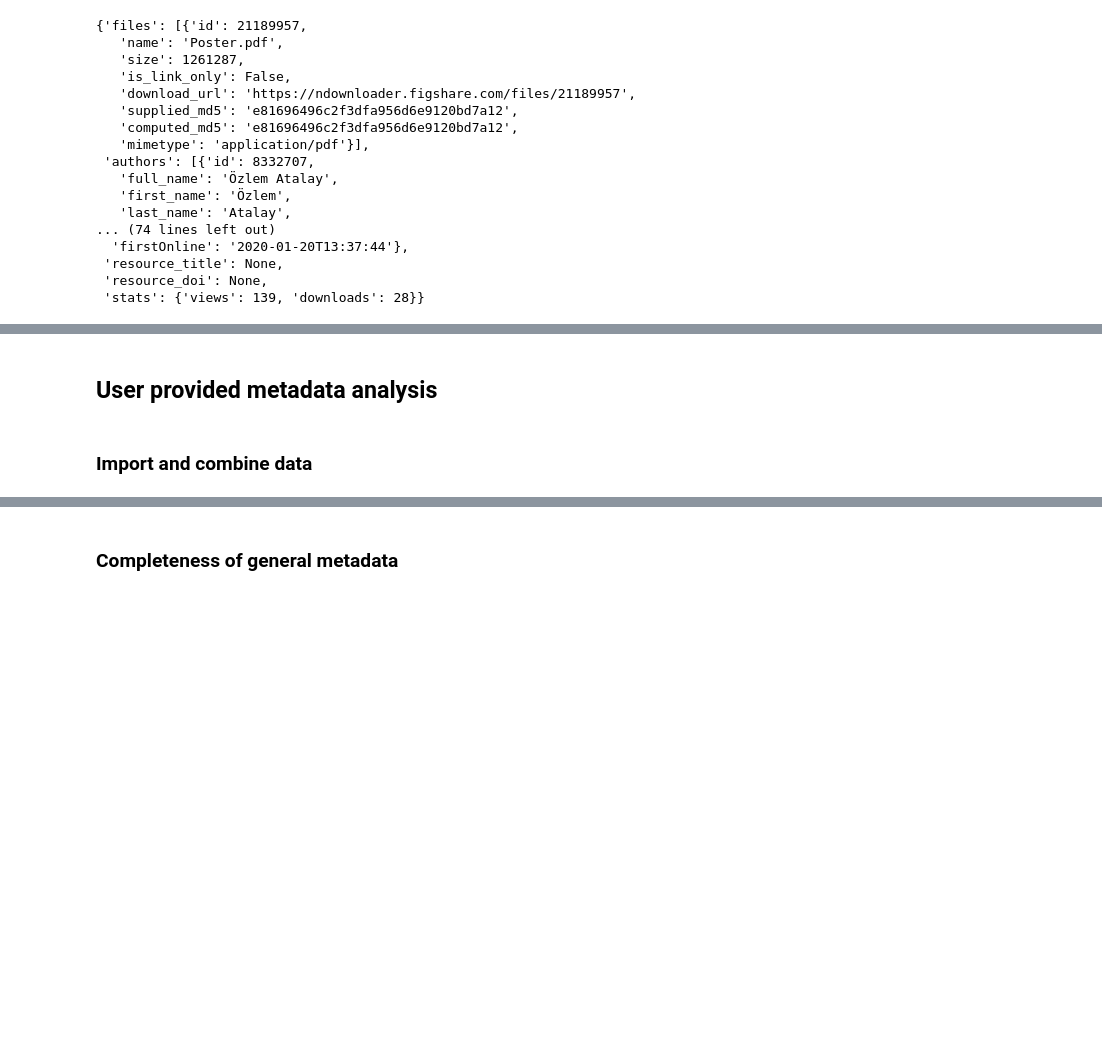
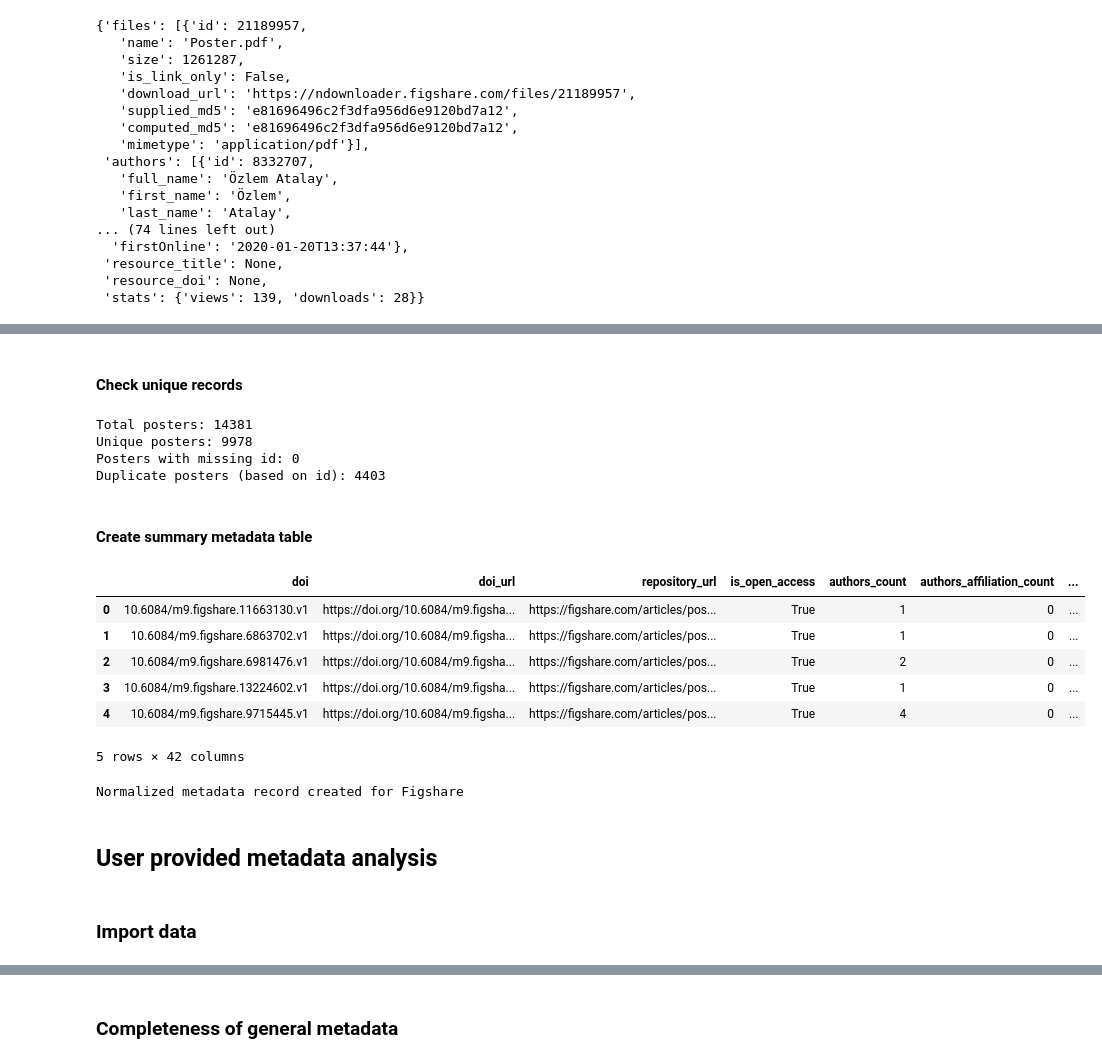
Before and after one commit to fairdataihub/poster-sharing-reuse-paper-code, a Jupyter notebook: poster-metadata.ipynb, the cells around one changed output, grey strips where cells are left out. Saved outputs shown, nothing was run; the diff lists cells and outputs as text; code cells hidden in the pictures; blank space fills up the shorter version.

```diff
--- a/poster-metadata.ipynb
+++ b/poster-metadata.ipynb
@@ -690,5 +631,52 @@ Normalized metadata record created for Figshare
+# %% [markdown]
+#### Check unique records
+# %%
+total_entries = len(results)
+
+ids = []
+missing_id_count = 0
+
+for v in results.values():
+    id_ = v.get("id")
+    if id_ is None:
+        missing_id_count += 1
+    else:
+        ids.append(id_)
+
+unique_ids = len(set(ids))
+duplicate_entries = len(ids) - unique_ids
+
+print(f"Total posters: {total_entries}")
+print(f"Unique posters: {unique_ids}")
+print(f"Posters with missing id: {missing_id_count}")
+print(f"Duplicate posters (based on id): {duplicate_entries}")
+# %% [output]
+Total posters: 14381
+Unique posters: 9978
+Posters with missing id: 0
+Duplicate posters (based on id): 4403
+# %% [markdown]
+#### Create summary metadata table
+# %%
+rows = []
+for result in results.values():
+    rows.append(normalize_figshare_record(result))
+df_figshare = pd.DataFrame(rows)
+df_figshare = finalize_df(df_figshare)
+display(df_figshare.head())
+df_figshare.to_csv("outputs/poster-metadata/figshare.csv", index=False)
+print("Normalized metadata record created for Figshare")
+# %% [output]
+|  | doi | doi_url | repository_url | is_open_access | authors_count | authors_affiliation_count | ... |
+| 0 | 10.6084/m9.figshare.11663130.v1 | https://doi.org/10.6084/m9.figsha... | https://figshare.com/articles/pos... | True | 1 | 0 | ... |
+| 1 | 10.6084/m9.figshare.6863702.v1 | https://doi.org/10.6084/m9.figsha... | https://figshare.com/articles/pos... | True | 1 | 0 | ... |
+| 2 | 10.6084/m9.figshare.6981476.v1 | https://doi.org/10.6084/m9.figsha... | https://figshare.com/articles/pos... | True | 2 | 0 | ... |
+| 3 | 10.6084/m9.figshare.13224602.v1 | https://doi.org/10.6084/m9.figsha... | https://figshare.com/articles/pos... | True | 1 | 0 | ... |
+| 4 | 10.6084/m9.figshare.9715445.v1 | https://doi.org/10.6084/m9.figsha... | https://figshare.com/articles/pos... | True | 4 | 0 | ... |
+5 rows × 42 columns
+Normalized metadata record created for Figshare
 # %% [markdown]
 ## User provided metadata analysis
 # %% [markdown]
-### Import and combine data
+### Import data
 # %%
```
Also changed, not shown: parts of 20 cells of this notebook, 5 other files.
